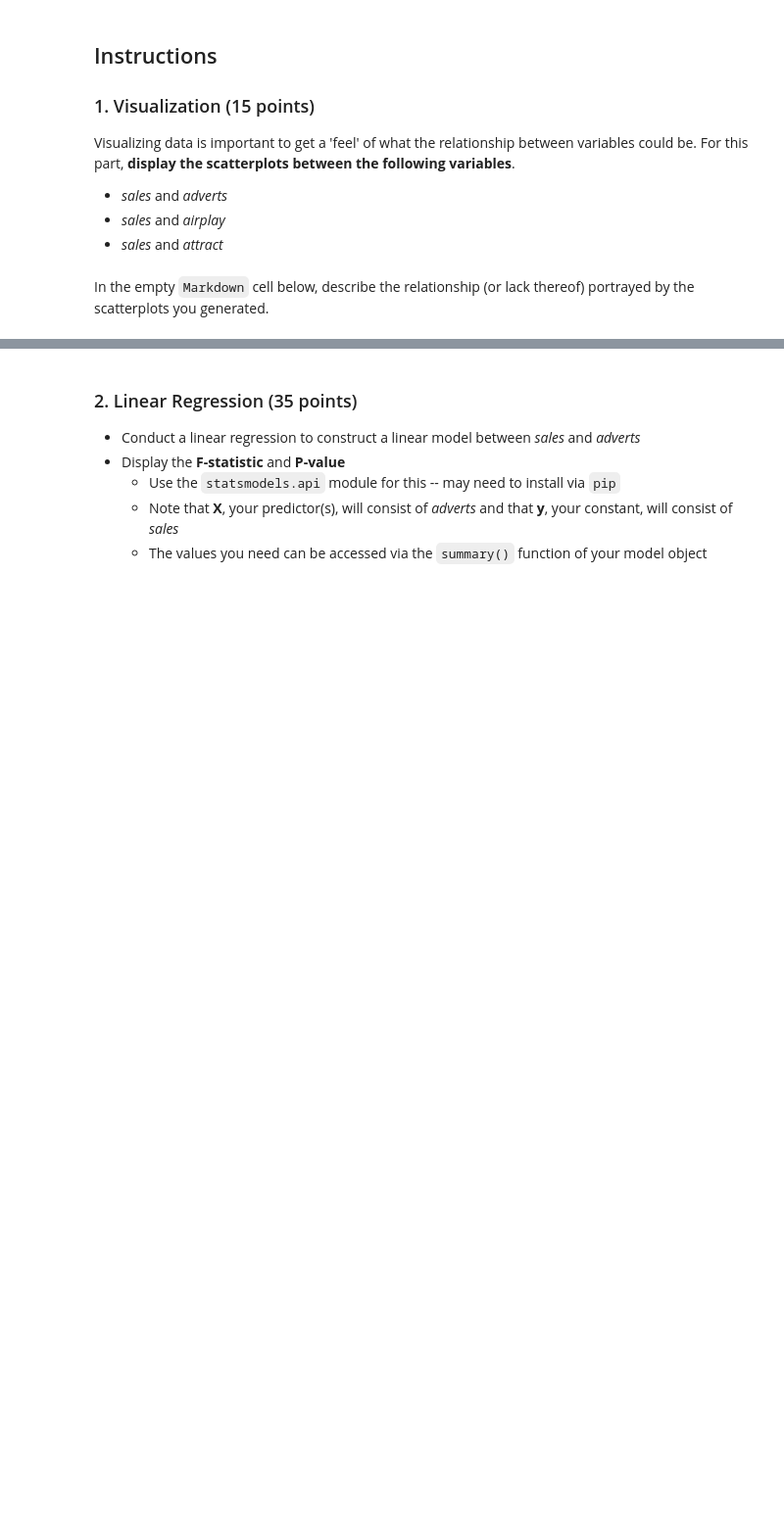
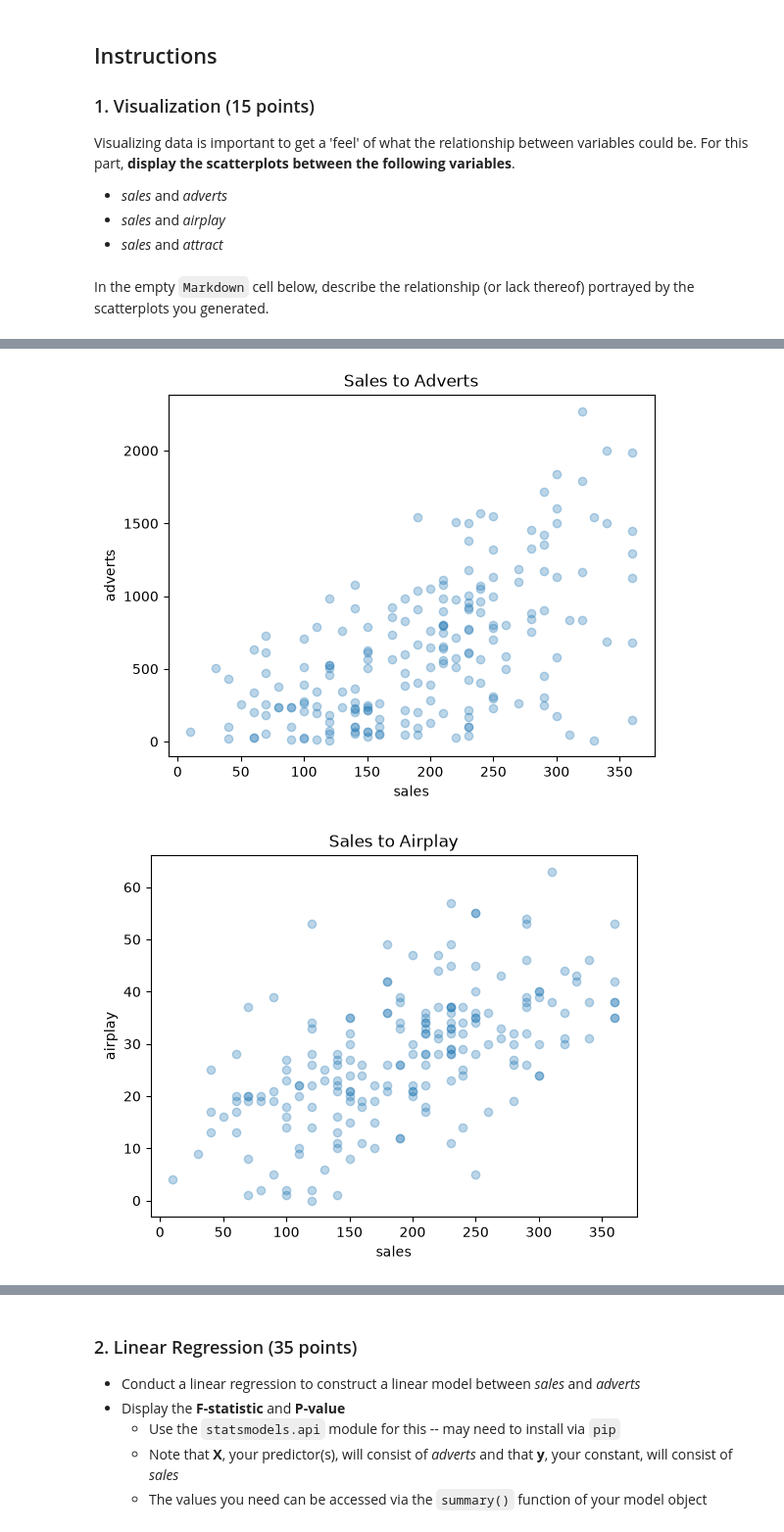
Before and after one commit to SylarJolly/CSCI-4047-800, a Jupyter notebook: Mod04 Regression/assignment_4 (1).ipynb, the cells around one changed output, grey strips where cells are left out. Shown at 98% size. Cells and saved outputs as stored; diff of their text form; code cells hidden in the pictures; blank space fills up the shorter version.

```diff
--- a/Mod04 Regression/assignment_4 (1).ipynb
+++ b/Mod04 Regression/assignment_4 (1).ipynb
@@ -19,2 +17,10 @@ print()
 # %% [markdown]
 In the empty `Markdown` cell below, describe the relationship (or lack thereof) portrayed by the scatterplots you generated.
+# %%
+import statsmodels.api as sm
+import pandas as pd
+import numpy as np
+import matplotlib.pyplot as plt
+
+df = pd.read_csv(r"C:\Users\sylar\Desktop\CSCI-4047-800-main\Mod04 Regression\album_sales.csv")
+df.head()
@@ -20,0 +34,22 @@ In the empty `Markdown` cell below, describe the relationship (or lack thereof)
+# %%
+#--------SALES & ADVERTS SCATTER PLOT--------
+plt.scatter(df['sales'], df['adverts'], alpha=.3)
+plt.title("Sales to Adverts")
+plt.xlabel('sales')
+plt.ylabel("adverts")
+plt.show()
+#--------SALES & AIRPLAY SCATTER PLOT--------
+plt.scatter(df['sales'], df['airplay'], alpha=0.3)
+plt.title("Sales to Airplay")
+plt.xlabel('sales')
+plt.ylabel("airplay")
+plt.show()
+#--------SALES & ATTRACT SCATTER PLOT--------
+plt.scatter(df['sales'], df['attract'], alpha=0.3)
+plt.title("Sales to Attract")
+plt.xlabel('sales')
+plt.ylabel("attract")
+plt.show()
+# %% [output]
+[figure, added]
+[figure, added]
```
Also changed, not shown: parts of 9 cells of this notebook, 1 other file.
